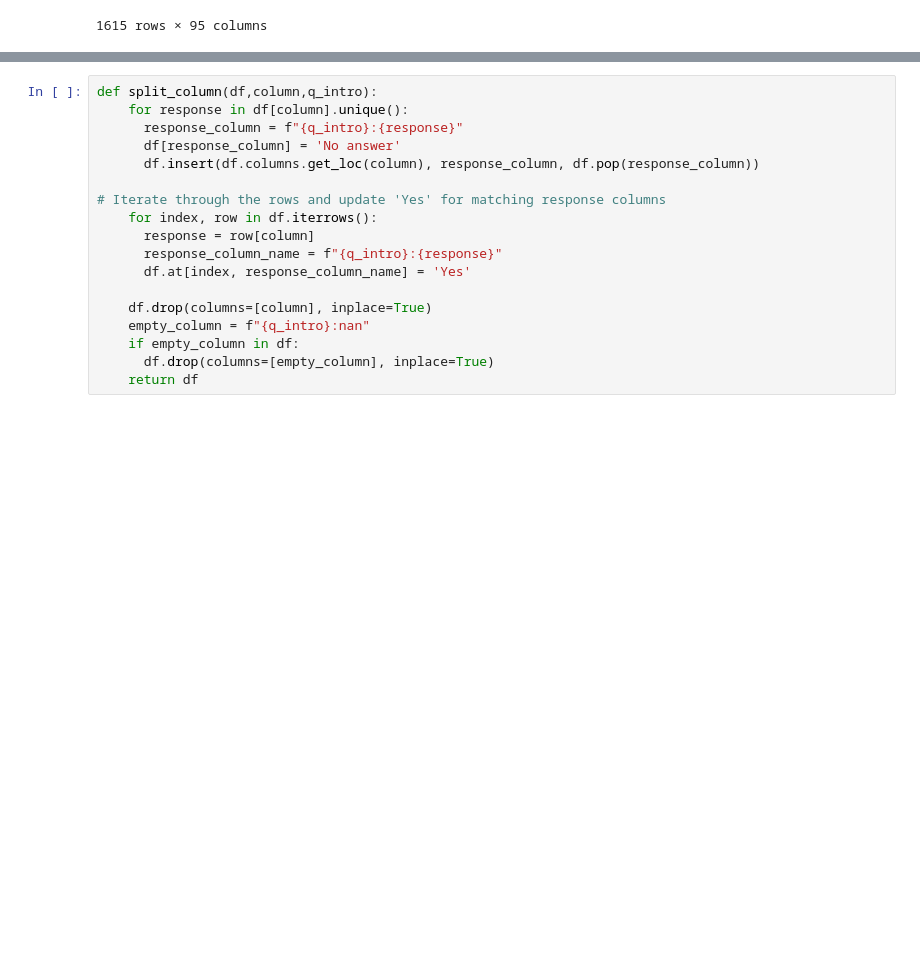
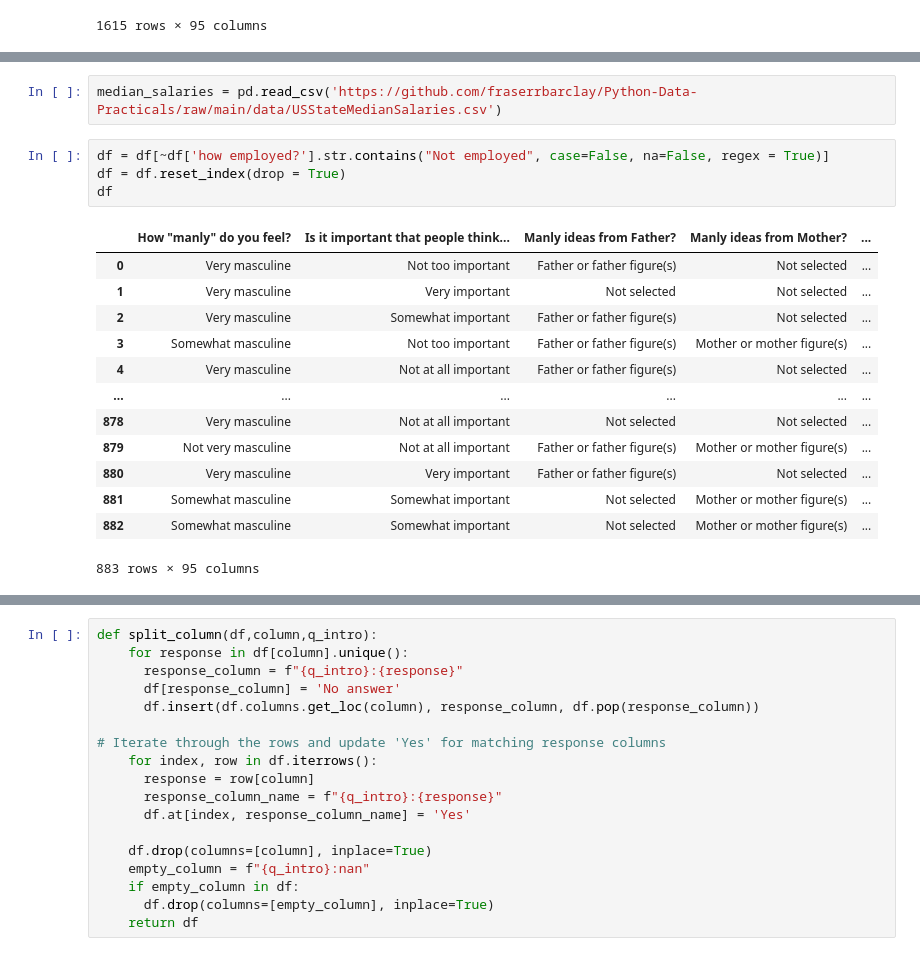
Before and after one commit to fraserrbarclay/Python-Data-Practicals, a Jupyter notebook: project/masculinity.ipynb, the cells around one changed output, grey strips where cells are left out. Cells and saved outputs as stored; diff of their text form; blank space fills up the shorter version.

```diff
--- a/project/masculinity.ipynb
+++ b/project/masculinity.ipynb
@@ -104,0 +109,20 @@ array([nan, 'You weren?t sure it was sexual harassment',
+# %%
+median_salaries = pd.read_csv('https://github.com/fraserrbarclay/Python-Data-Practicals/raw/main/data/USStateMedianSalaries.csv')
+# %%
+df = df[~df['how employed?'].str.contains("Not employed", case=False, na=False, regex = True)]
+df = df.reset_index(drop = True)
+df
+# %% [output]
+|  | How "manly" do you feel? | Is it important that people think... | Manly ideas from Father? | Manly ideas from Mother? | ... |
+| 0 | Very masculine | Not too important | Father or father figure(s) | Not selected | ... |
+| 1 | Very masculine | Very important | Not selected | Not selected | ... |
+| 2 | Very masculine | Somewhat important | Father or father figure(s) | Not selected | ... |
+| 3 | Somewhat masculine | Not too important | Father or father figure(s) | Mother or mother figure(s) | ... |
+| 4 | Very masculine | Not at all important | Father or father figure(s) | Not selected | ... |
+| ... | ... | ... | ... | ... | ... |
+| 878 | Very masculine | Not at all important | Not selected | Not selected | ... |
+| 879 | Not very masculine | Not at all important | Father or father figure(s) | Mother or mother figure(s) | ... |
+| 880 | Very masculine | Very important | Father or father figure(s) | Not selected | ... |
+| 881 | Somewhat masculine | Somewhat important | Not selected | Mother or mother figure(s) | ... |
+| 882 | Somewhat masculine | Somewhat important | Not selected | Mother or mother figure(s) | ... |
+883 rows × 95 columns
```
Also changed, not shown: parts of 39 cells of this notebook.
